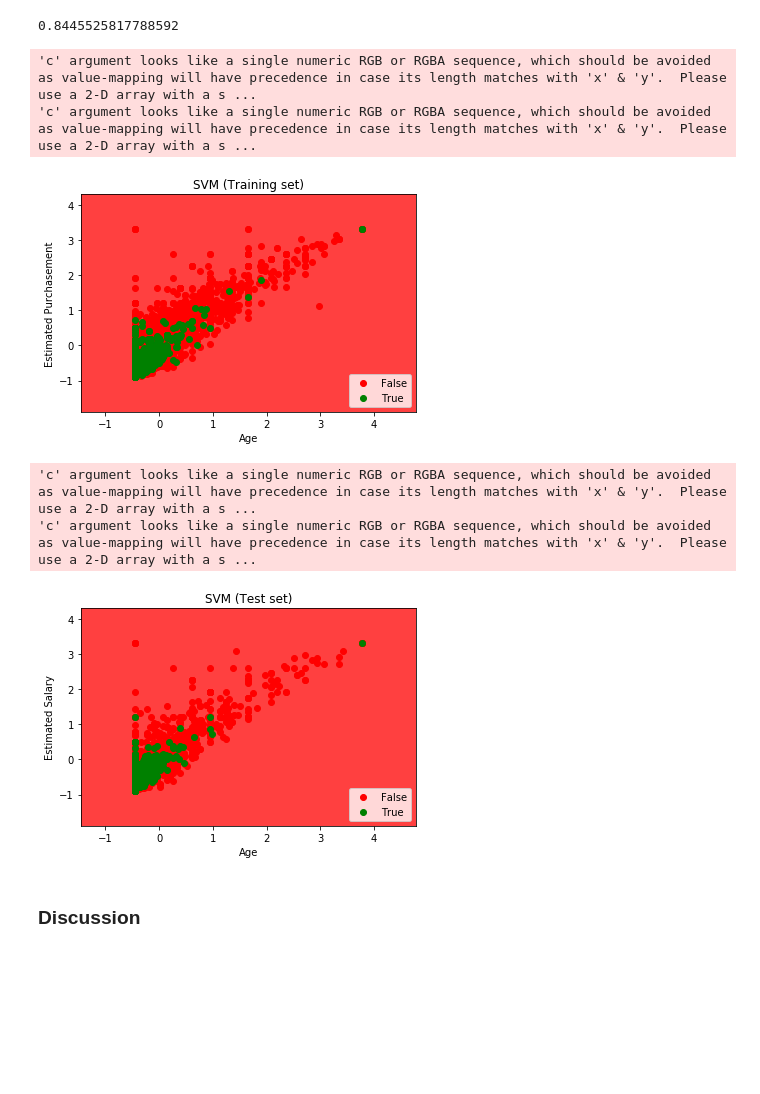
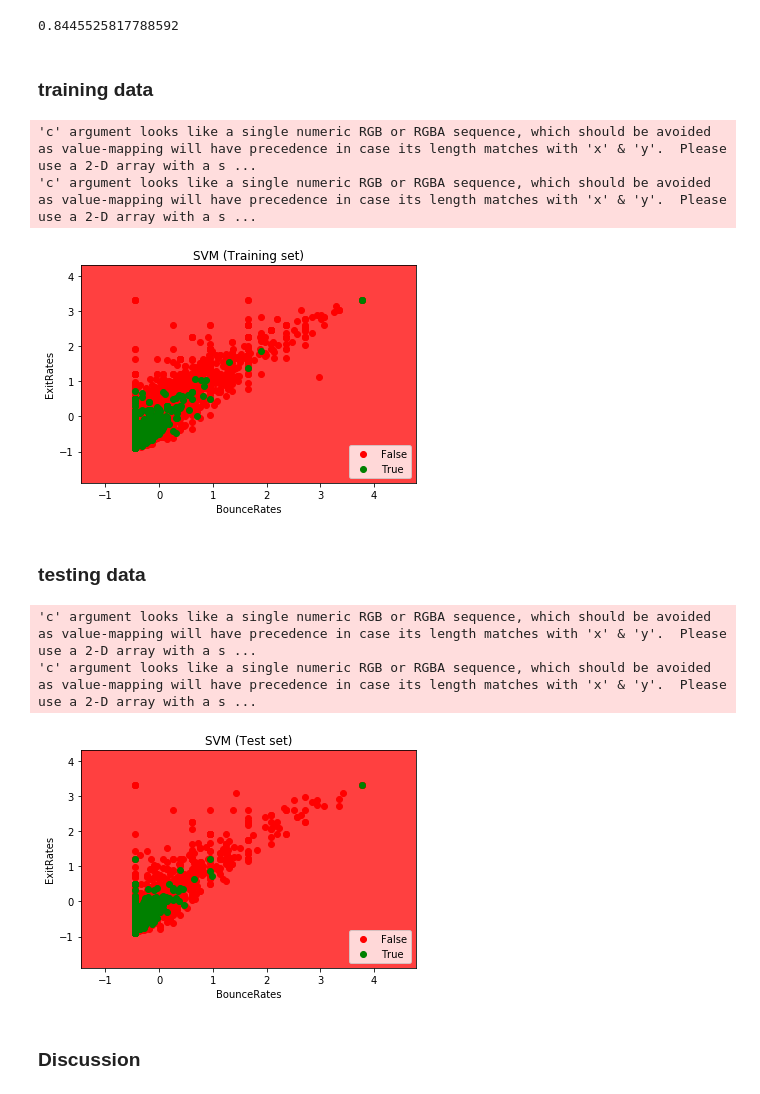
Before and after one commit to MarkIChen/shopping_data_analysis, a Jupyter notebook: shopping_analysis.ipynb, the cells around one changed output. Drawn from its saved outputs; the diff is of its cells as text; code cells hidden in the pictures; blank space fills up the shorter version.

```diff
--- a/shopping_analysis.ipynb
+++ b/shopping_analysis.ipynb
@@ -189,27 +191,31 @@ from sklearn.metrics import accuracy_score
 accuracy_score(y_test, y_pred)
 # %% [output]
 0.8445525817788592
+# %% [markdown]
+### training data
 # %%
 from matplotlib.colors import ListedColormap
 X_set, y_set = X_train, y_train
 X1, X2 = np.meshgrid(np.arange(start = X_set[:, 0].min() - 1, stop = X_set[:, 0].max() + 1, step = 0.01),
                      np.arange(start = X_set[:, 1].min() - 1, stop = X_set[:, 1].max() + 1, step = 0.01))
 plt.contourf(X1, X2, classifier.predict(np.array([X1.ravel(), X2.ravel()]).T).reshape(X1.shape),
              alpha = 0.75, cmap = ListedColormap(('red', 'green')))
 plt.xlim(X1.min(), X1.max())
 plt.ylim(X2.min(), X2.max())
 for i, j in enumerate(np.unique(y_set)):
     plt.scatter(X_set[y_set == j, 0], X_set[y_set == j, 1],
                 c = ListedColormap(('red', 'green'))(i), label = j)
 plt.title('SVM (Training set)')
-plt.xlabel('Age')
-plt.ylabel('Estimated Purchasement')
+plt.xlabel('BounceRates')
+plt.ylabel('ExitRates')
 plt.legend()
 plt.show()
 # %% [output]
 'c' argument looks like a single numeric RGB or RGBA sequence, which should be avoided as value-mapping will have precedence in case its length matches with 'x' & 'y'.  Please use a 2-D array with a s ...
 'c' argument looks like a single numeric RGB or RGBA sequence, which should be avoided as value-mapping will have precedence in case its length matches with 'x' & 'y'.  Please use a 2-D array with a s ...
-[figure, old version]
+[figure, new version]
+# %% [markdown]
+### testing data
 # %%
 from matplotlib.colors import ListedColormap
 X_set, y_set = X_test, y_test
@@ -223,14 +229,14 @@ for i, j in enumerate(np.unique(y_set)):
     plt.scatter(X_set[y_set == j, 0], X_set[y_set == j, 1],
                 c = ListedColormap(('red', 'green'))(i), label = j)
 plt.title('SVM (Test set)')
-plt.xlabel('Age')
-plt.ylabel('Estimated Salary')
+plt.xlabel('BounceRates')
+plt.ylabel('ExitRates')
 plt.legend()
 plt.show()
 # %% [output]
 'c' argument looks like a single numeric RGB or RGBA sequence, which should be avoided as value-mapping will have precedence in case its length matches with 'x' & 'y'.  Please use a 2-D array with a s ...
 'c' argument looks like a single numeric RGB or RGBA sequence, which should be avoided as value-mapping will have precedence in case its length matches with 'x' & 'y'.  Please use a 2-D array with a s ...
-[figure, old version]
+[figure, new version]
 # %% [markdown]
 ### Discussion
 # %% [markdown]
```
Also changed, not shown: parts of 4 cells of this notebook, 1 other file.
